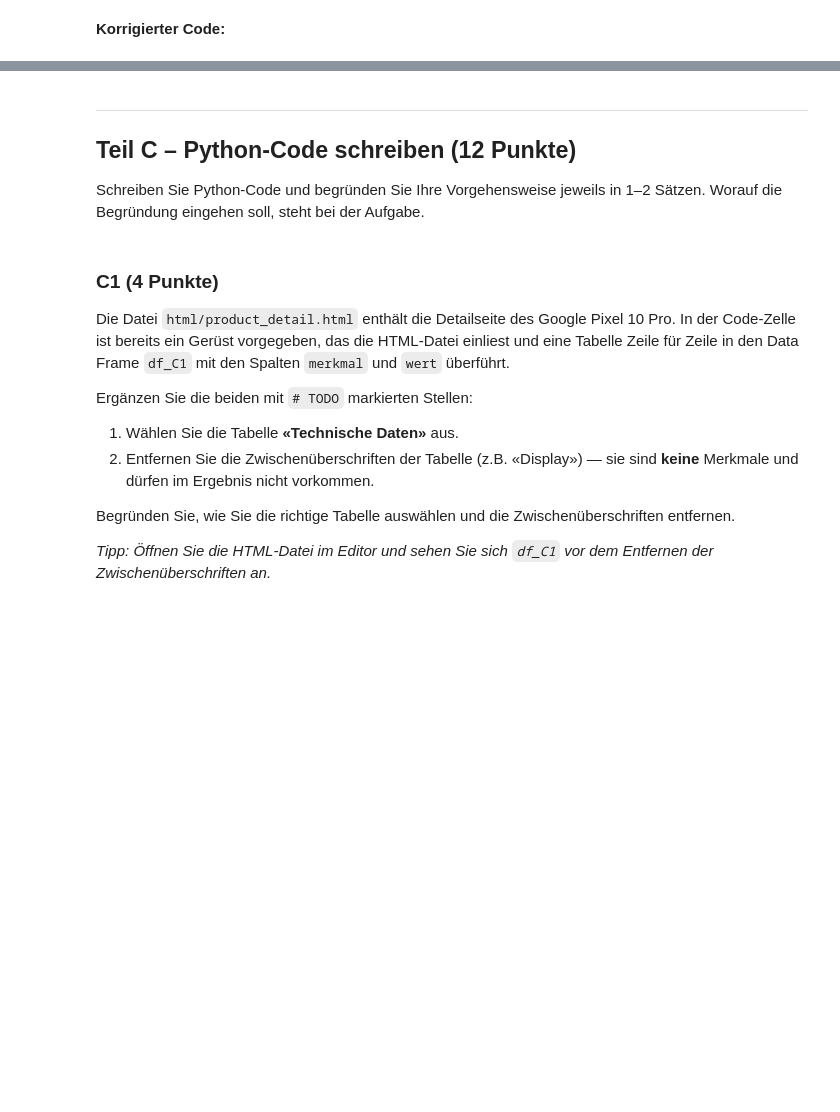
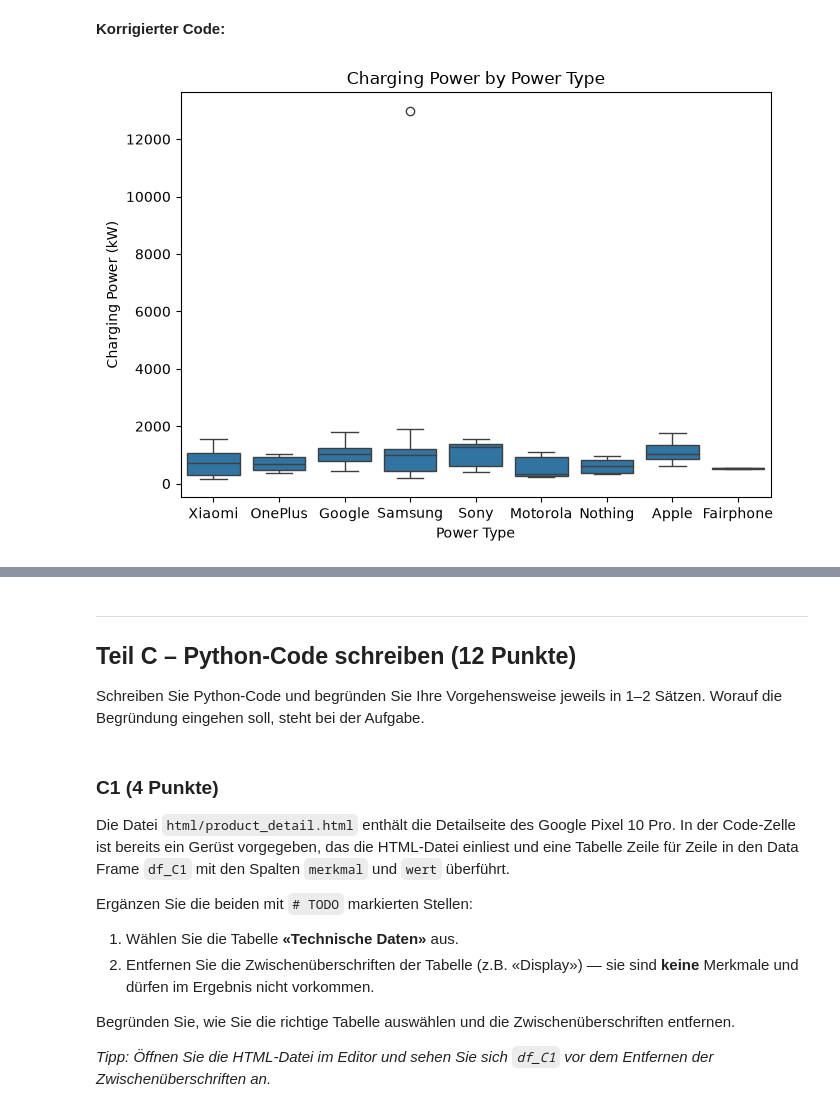
Before and after one commit to pyrat12/DS_HS2026_LNW, a Jupyter notebook: DS_HS2026_LNW_I_Examples/AP02/AP02 Mock Exam/AP02 Mock Exam.ipynb, the cells around one changed output, grey strips where cells are left out. Cells and saved outputs as stored; diff of their text form; code cells hidden in the pictures; blank space fills up the shorter version.

```diff
--- a/DS_HS2026_LNW_I_Examples/AP02/AP02 Mock Exam/AP02 Mock Exam.ipynb
+++ b/DS_HS2026_LNW_I_Examples/AP02/AP02 Mock Exam/AP02 Mock Exam.ipynb
@@ -410,6 +504,19 @@ Die Produktmanagerin ist skeptisch: *«Samsung hat viele günstige A-Modelle im
 # %%
 # Korrigierten Code unter den Kommentaren eintragen
 
 # Select columns for the analysis
+df_B2 = df_clean[['brand', 'price_chf']]
 
 # Price per brand
+df_B2.groupby(['brand']).max().round(2).sort_values(by='price_chf', ascending=False)
+
+#Boxplot
+fig, ax = plt.subplots(figsize=(7, 5))                                          #Abbildung und Zeichenfläche erstellen; Grösse in Zoll
+sns.boxplot(data=df_B2, x='brand', y='price_chf')
+ax.set_xlabel('Power Type')                                                     #X-Achse: Ladearten
+ax.set_ylabel('Charging Power (kW)')                                            #Y-Achse: Ladeleistung
+ax.set_title('Charging Power by Power Type')                                    #Diagrammtitel festlegen
+plt.tight_layout()                                                              #Abstände optimieren
+plt.show()                                                                      #Boxplot anzeigen
+# %% [output]
+[figure, added]
```
Also changed, not shown: parts of 7 cells of this notebook, 3 other files.
